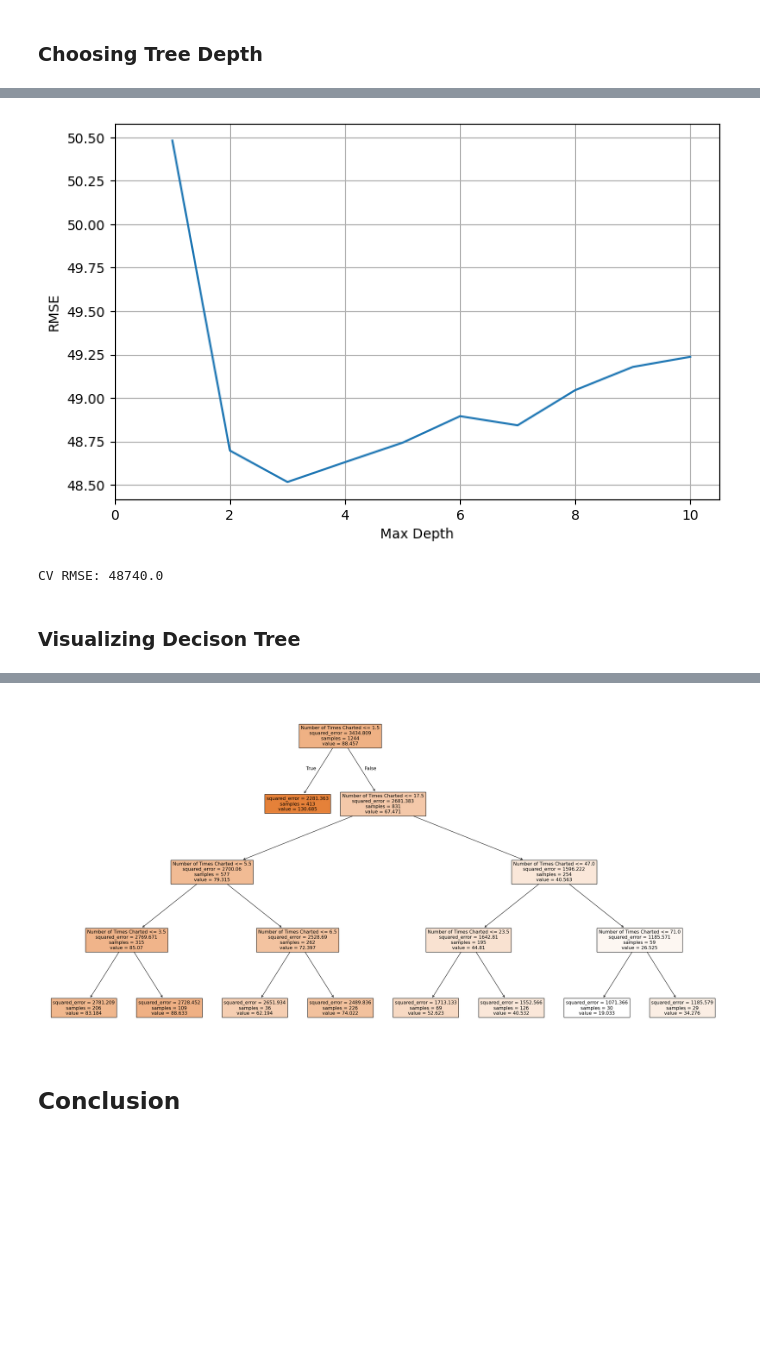
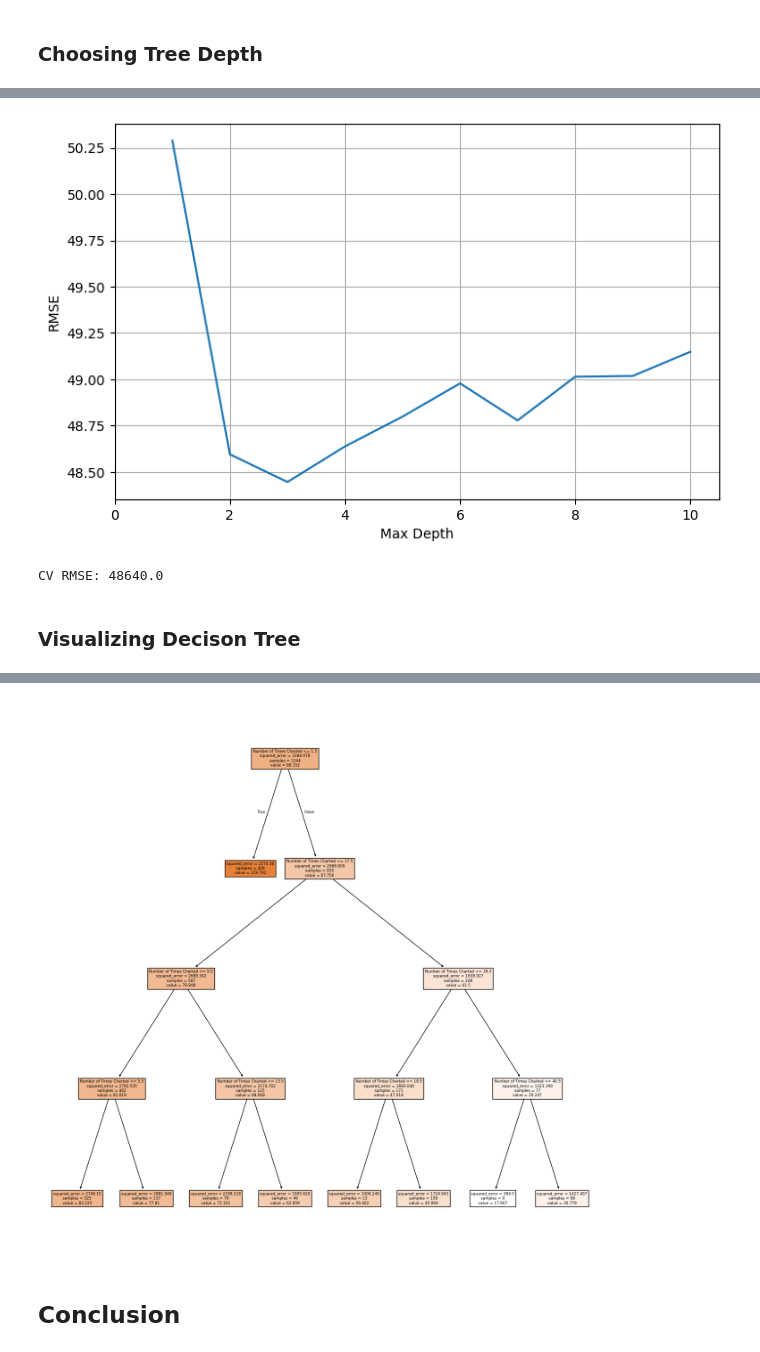
Before and after one commit to ikoghoddds-bit/Data-Science-Portfolio-C21, a Jupyter notebook: Projects/Project-4/Spotify_Pass_2.ipynb, the cells around one changed output, grey strips where cells are left out. Drawn from its saved outputs; the diff is of its cells as text; code cells hidden in the pictures; blank space fills up the shorter version.

```diff
--- a/Projects/Project-4/Spotify_Pass_2.ipynb
+++ b/Projects/Project-4/Spotify_Pass_2.ipynb
@@ -440,7 +443,7 @@ max_depths = [1,2,3,4,5,6,7,8,9,10]
 rms_depth = np.zeros(len(max_depths))
 std_depth = np.zeros(len(max_depths))
 
-numLoops = 200
+numLoops = 300
 
 for n, depth in enumerate(max_depths):
   rms_error = np.zeros(numLoops)
@@ -480,11 +483,11 @@ plt.ylabel('RMSE')
 plt.xlim(0, 10.5)
 plt.grid()
 # %% [output]
-[figure, old version]
+[figure, new version]
 # %%
 # Re-run the cross-validation simulation using the selected optimal tree depth of 4
 
-numLoops = 200
+numLoops = 300
 
 rms_error = np.zeros(numLoops)
 
@@ -497,7 +500,7 @@ for idx in range(0, numLoops):
 
 print(f"CV RMSE: {rms_error.mean().round(2)*1000}")
 # %% [output]
-CV RMSE: 48740.0
+CV RMSE: 48640.0
 # %% [markdown]
 ### Visualizing Decison Tree
 # %%
@@ -517,14 +520,14 @@ display(
 # %%
 # Calculate and display the importance of each feature in driving the tree's splits
 
-plt.figure(figsize=(30,15))
+plt.figure(figsize=(16,16))
 tree_plot = tree.plot_tree(
   model,
   feature_names = X.columns,
   filled=True,
 )
 # %% [output]
-[figure, old version]
+[figure, new version]
 # %% [markdown]
 ## Conclusion
 # %% [markdown]
```
Also changed, not shown: parts of 9 cells of this notebook.
